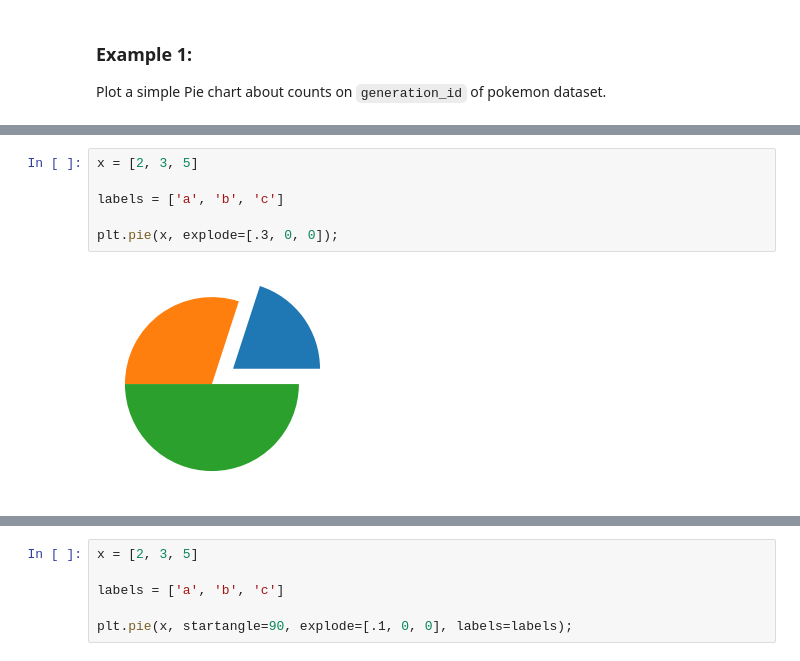
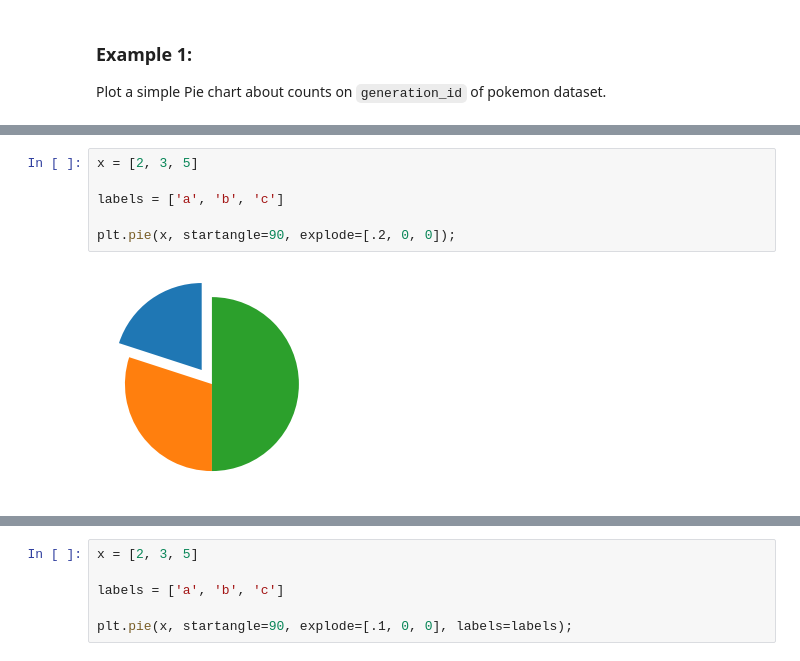
Before and after one commit to Alex-YuZ/Visualization-Using-Python, a Jupyter notebook: Pie_Chart.ipynb, the cells around one changed output, grey strips where cells are left out. Cells and saved outputs as stored; diff of their text form.

```diff
--- a/Pie_Chart.ipynb
+++ b/Pie_Chart.ipynb
@@ -46,8 +56,8 @@ plt.pie(x, startangle=90, counterclock=False, labels=labels, autopct="%.2f%%");
 # %%
 x = [2, 3, 5]
 
 labels = ['a', 'b', 'c']
 
-plt.pie(x, explode=[.3, 0, 0]);
+plt.pie(x, startangle=90, explode=[.2, 0, 0]);
 # %% [output]
-[figure, old version]
+[figure, new version]
```
Also changed, not shown: parts of 8 cells of this notebook.
